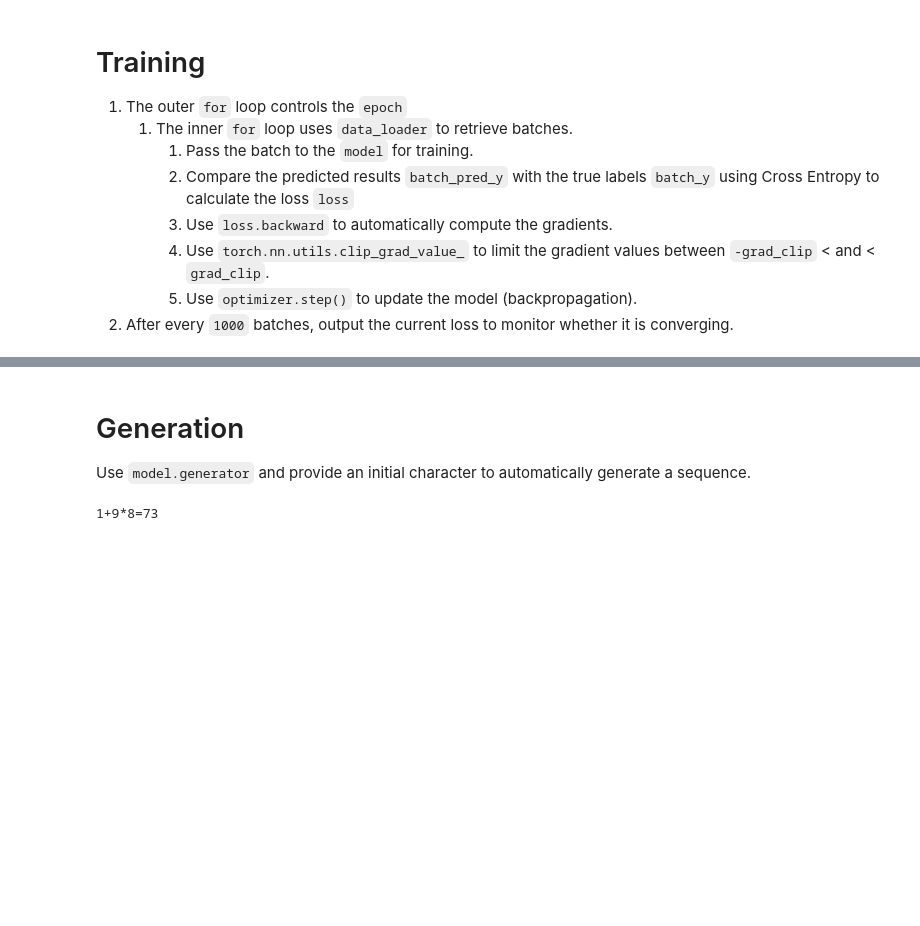
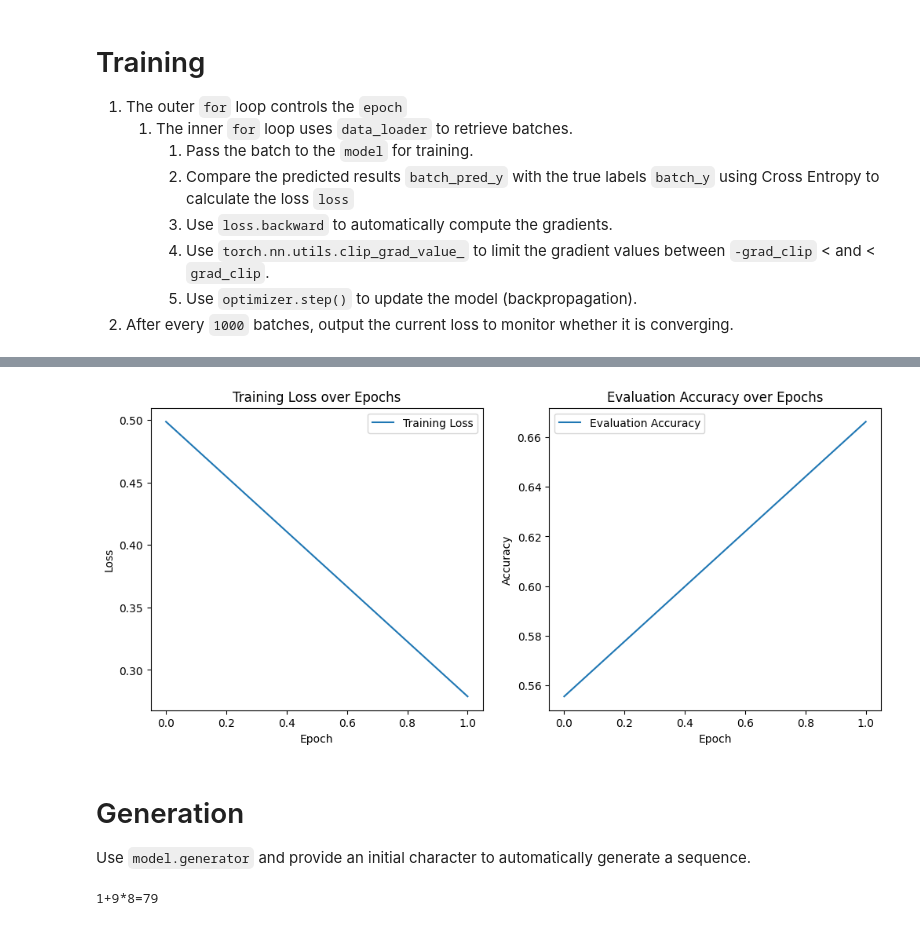
Before and after one commit to Henry0517code/NTHU-NLP-Assignment-2, a Jupyter notebook: nlp-assignment-2.ipynb, the cells around one changed output, grey strips where cells are left out. Drawn from its saved outputs; the diff is of its cells as text; code cells hidden in the pictures; blank space fills up the shorter version.

Commit message:
Kaggle Notebook | NLP Assignment 2 | Version 8 | Plot Training

```diff
--- a/nlp-assignment-2.ipynb
+++ b/nlp-assignment-2.ipynb
@@ -299,41 +299,46 @@ optimizer = torch.optim.Adam(model.parameters(), lr=lr)
         5. Use `optimizer.step()` to update the model (backpropagation).
 2.  After every `1000` batches, output the current loss to monitor whether it is converging.
 # %%
+import matplotlib.pyplot as plt
 from tqdm import tqdm
 from copy import deepcopy
 
 model = model.to(device)
 
-i = 0
+# Initialize lists to store the training loss and evaluation accuracy
+training_losses = []
+evaluation_accuracies = []
+
+model = model.to(device)
+
 for epoch in range(1, epochs + 1):
-    # The process bar
+    # Training Phase
     model.train()
     bar = tqdm(dl_train, desc=f"Train epoch {epoch}")
+    epoch_loss = 0  # Accumulate loss for the epoch
 
     for batch_x, batch_y, batch_x_lens, batch_y_lens in bar:
         batch_x, batch_y = batch_x.to(device), batch_y.to(device)
 
-        # Write your code here
         # Clear the gradient
         optimizer.zero_grad()
         batch_pred_y = model(batch_x, batch_x_lens)
 
-        # Write your code here
-        # Input the prediction and ground truths to loss function
-        # Back propagation
+        # Calculate loss and backpropagate
         loss = criterion(batch_pred_y.permute(0, 2, 1), batch_y.to(device))
         loss.backward()
-        torch.nn.utils.clip_grad_value_(model.parameters(), grad_clip) # gradient clipping
-
-        # Write your code here
-        # Optimize parameters in the model
+        torch.nn.utils.clip_grad_value_(model.parameters(), grad_clip)  # Gradient clipping
         optimizer.step()
 
-        i += 1
-        if i % 50 == 0:
-            bar.set_postfix(loss = loss.item())
+        # Accumulate loss and update progress bar
+        epoch_loss += loss.item()
+        bar.set_postfix(loss=loss.item())
 
-    # Evaluate your model
+    # Store average training loss for the epoch
+    avg_epoch_loss = epoch_loss / len(dl_train)
+    training_losses.append(avg_epoch_loss)
+
+    # Evaluation Phase
     model.eval()
     bar = tqdm(dl_eval, desc=f"Validation epoch {epoch}")
     matched = 0
@@ -342,28 +347,42 @@ for epoch in range(1, epochs + 1):
     for batch_x, batch_y, batch_x_lens, batch_y_lens in bar:
         with torch.no_grad():
             batch_x, batch_y = batch_x.to(device), batch_y.to(device)
-
-            # Write your code here. Input the batch_x to the model and generate the predictions
             batch_pred_y = model(batch_x, batch_x_lens)
             predicted_tokens = torch.argmax(batch_pred_y, dim=-1)
 
-            # Write your code here.
-            # Check whether the prediction match the ground truths
-            # Compute exact match (EM) on the eval dataset
-            # EM = correct/total
+            # Calculate exact match (EM)
             for idx, (pred, truth) in enumerate(zip(predicted_tokens, batch_y)):
-                # Remove front padding tokens
                 start = 0
                 for token in truth.tolist():
                     if token != char_to_id['<pad>']: break
                     start += 1
-                # Remove back padding tokens
                 end = batch_y_lens[idx].item()
-
-                # Exact match check
-                if torch.equal(pred[start: end], truth[start: end]):
+                if torch.equal(pred[start:end], truth[start:end]):
                     matched += 1
                 total += 1
 
-    print(matched / total)
+    # Store evaluation accuracy
+    eval_accuracy = matched / total
+    evaluation_accuracies.append(eval_accuracy)
+
+    print(f"Epoch {epoch}, Training Loss: {avg_epoch_loss}, Evaluation Accuracy: {eval_accuracy}")
+
+# Plot training loss and evaluation accuracy
+plt.figure(figsize=(12, 5))
+
+plt.subplot(1, 2, 1)
+plt.plot(training_losses, label="Training Loss")
+plt.xlabel("Epoch")
+plt.ylabel("Loss")
+plt.title("Training Loss over Epochs")
+plt.legend()
+
+plt.subplot(1, 2, 2)
+plt.plot(evaluation_accuracies, label="Evaluation Accuracy")
+plt.xlabel("Epoch")
+plt.ylabel("Accuracy")
+plt.title("Evaluation Accuracy over Epochs")
+plt.legend()
+
+plt.show()
 # %% [output]
@@ -371,0 +391 @@ for epoch in range(1, epochs + 1):
+[figure, added]
@@ -378,4 +396,4 @@ Use `model.generator` and provide an initial character to automatically generate
 model = model.to("cpu")
 print("".join(model.generator('1+9*8=')))
 # %% [output]
-1+9*8=73
+1+9*8=79
```
Also changed, not shown: parts of 2 cells of this notebook.
